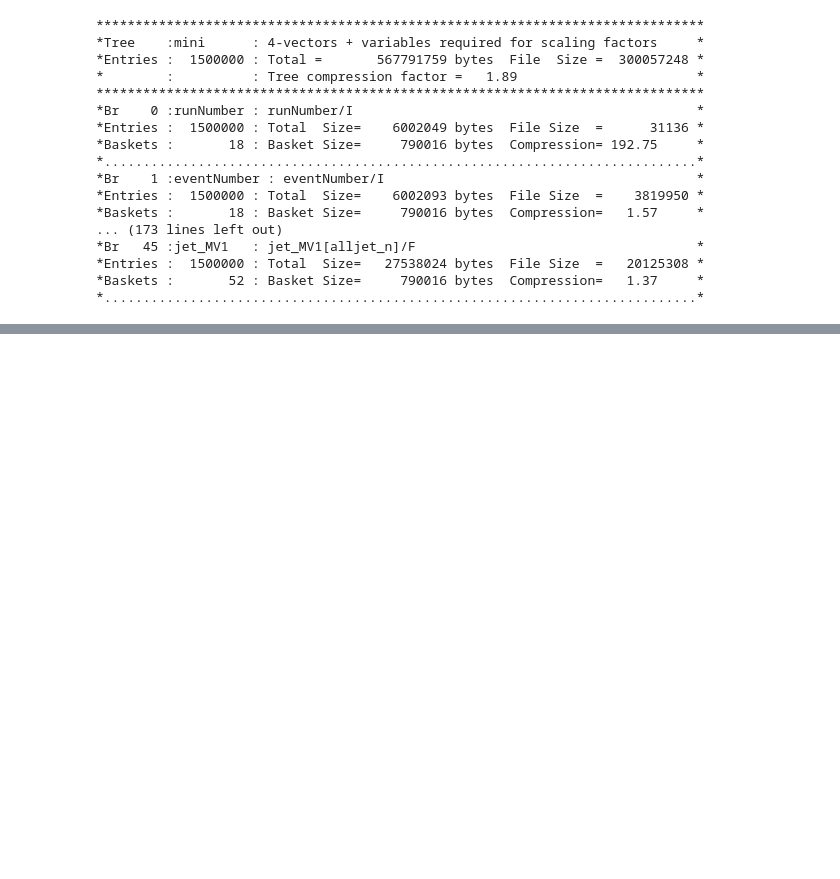
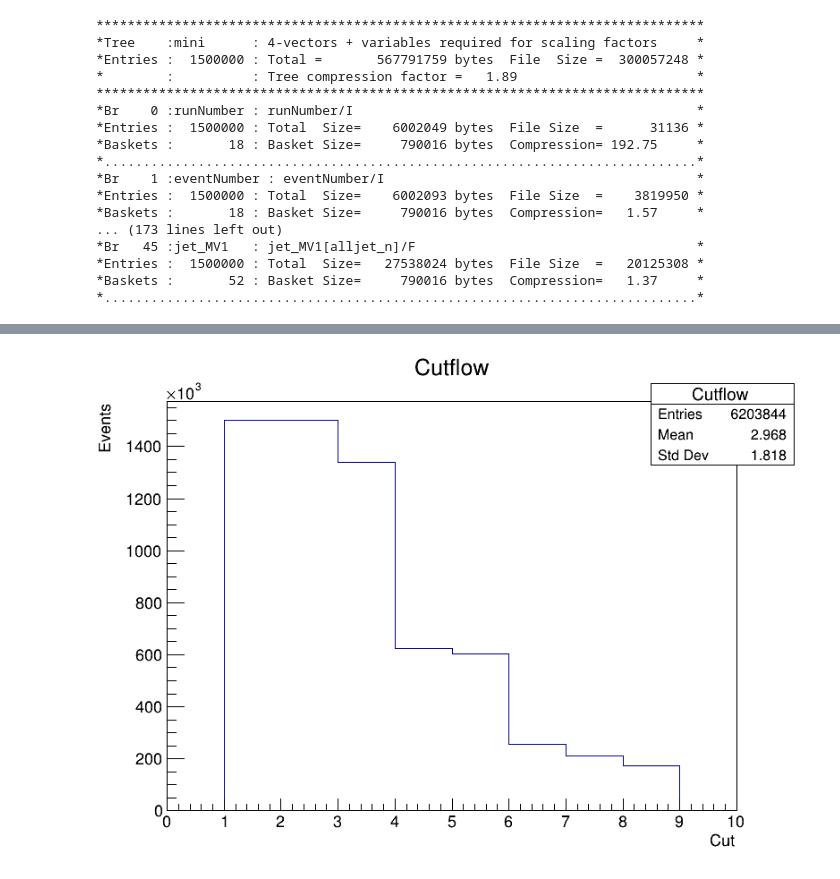
Before and after one commit to anmgomezmo/Excercises_3_root, a Jupyter notebook: ScaleFactors.ipynb, the cells around one changed output, grey strips where cells are left out. Saved outputs shown, nothing was run; the diff lists cells and outputs as text; code cells hidden in the pictures; blank space fills up the shorter version.

```diff
--- a/ScaleFactors.ipynb
+++ b/ScaleFactors.ipynb
@@ -27,0 +255,5 @@ tree->Print();
+# %%
+cutflow->Draw();
+canvas->Draw();
+# %% [output]
+[figure, added]
```
Also changed, not shown: parts of 11 cells of this notebook, 4 other files.
